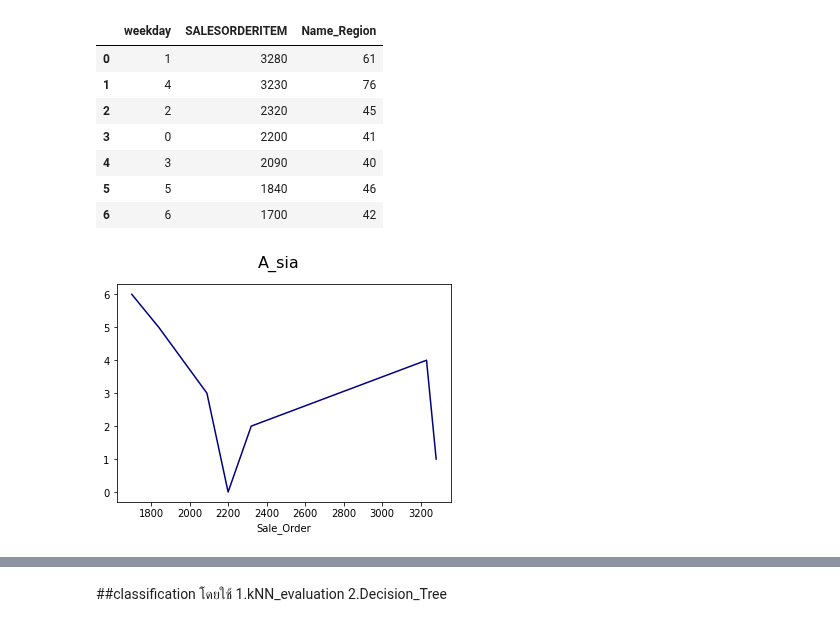
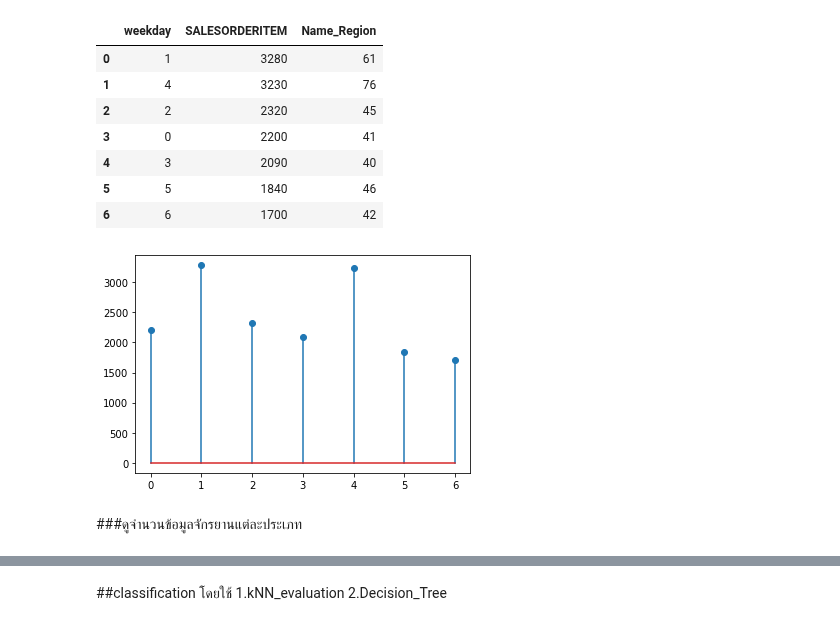
Before and after one commit to nicha0524/DPDM2021, a Jupyter notebook: Project_FINAL.ipynb, the cells around one changed output, grey strips where cells are left out. Saved outputs shown, nothing was run; the diff lists cells and outputs as text; code cells hidden in the pictures.

```diff
--- a/Project_FINAL.ipynb
+++ b/Project_FINAL.ipynb
@@ -1165,12 +1194,24 @@ A_sia
 | 4 | 3 | 2090 | 40 |
 | 5 | 5 | 1840 | 46 |
 | 6 | 6 | 1700 | 42 |
-# %%
-ORDER_RO_A= A_sia['SALESORDERITEM']
-WEEKDAY_RO_A= A_sia['weekday']
-plt.plot(ORDER_RO_A,WEEKDAY_RO_A,color='navy') #พบว่าวันที่มีคำสังซื้อเยอะที่สุดคือ วันอาทิตย์ และวันอังคาร
-plt.xlabel('Sale_Order')
-plt.suptitle('A_sia',fontsize=16)
-plt.show()
-# %% [output]
-[figure, removed]
+# %%
+import matplotlib.pyplot as plt
+import numpy as np
+
+
+# make data
+
+x = A_sia['weekday']
+y = A_sia['SALESORDERITEM']
+
+# plot
+fig, ax = plt.subplots()
+
+ax.stem(x, y)
+
+
+plt.show()
+# %% [output]
+[figure, added]
+# %% [markdown]
+###ดูจำนวนข้อมูลจักรยานแต่ละประเภท
```
Also changed, not shown: parts of 11 cells of this notebook.
